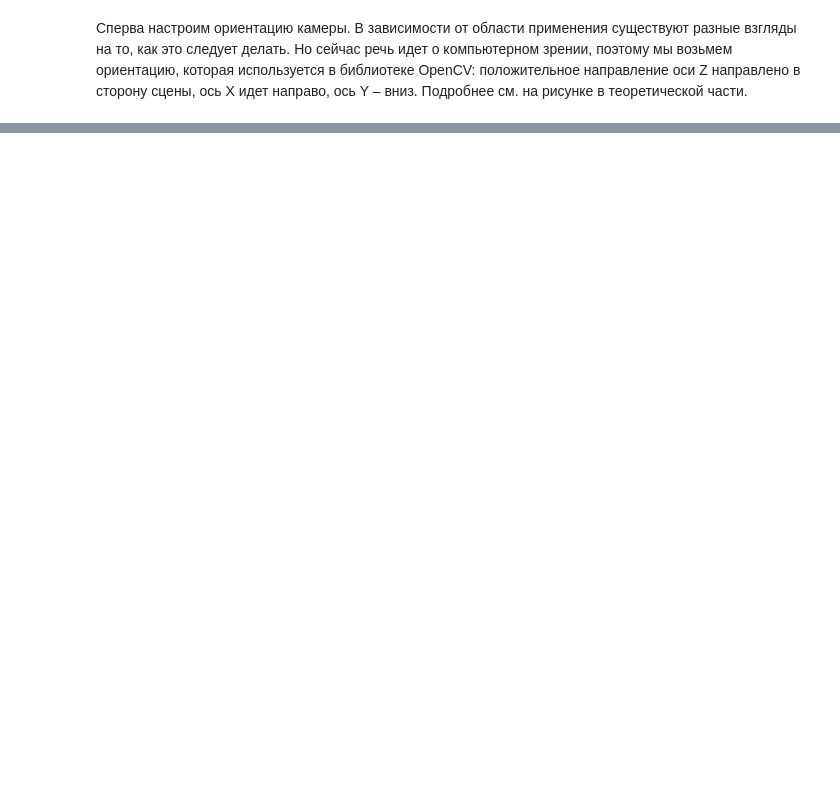
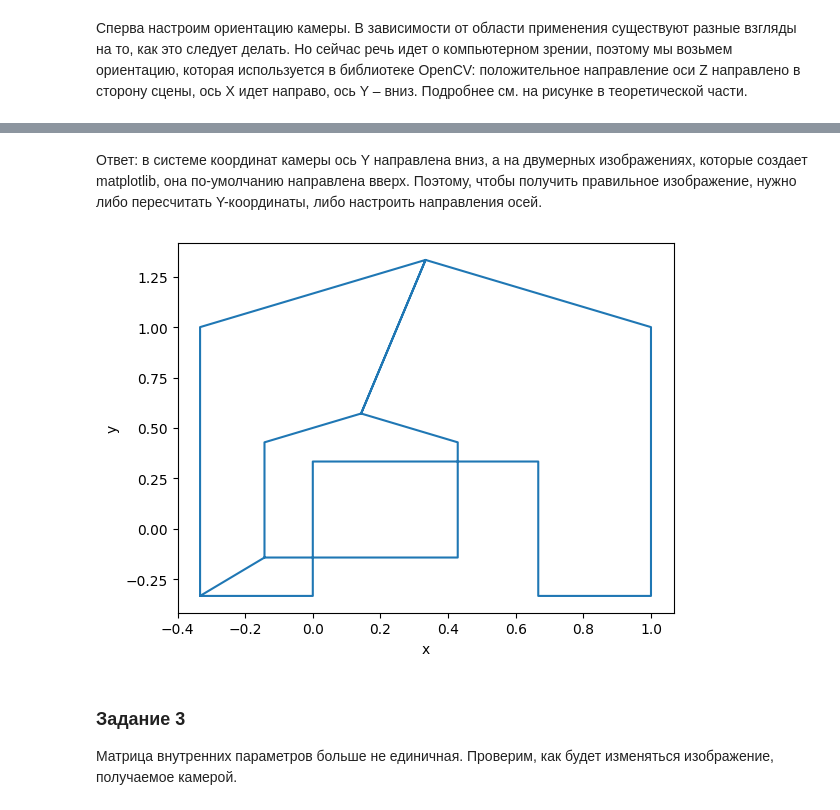
Before and after one commit to lazymanul/CV-math-vs-practice, a Jupyter notebook: cv_notes/2_camera_model.ipynb, the cells around one changed output, grey strips where cells are left out. Drawn from its saved outputs; the diff is of its cells as text; code cells hidden in the pictures; blank space fills up the shorter version.

```diff
--- a/cv_notes/2_camera_model.ipynb
+++ b/cv_notes/2_camera_model.ipynb
@@ -128,3 +213,32 @@ plt.show()
+# %% [markdown]
+Ответ: в системе координат камеры ось Y направлена вниз, а на двумерных изображениях, которые создает matplotlib, она по-умолчанию направлена вверх. Поэтому, чтобы получить правильное изображение, нужно либо пересчитать Y-координаты, либо настроить направления осей.
+# %%
+Ry = np.array([[0, 0,-1],
+               [0, 1, 0],
+               [1, 0, 0]])
+Rx = np.array([[1, 0, 0],
+               [0, 0, 1],
+               [0,-1, 0]])
+
+cam_basis = se.Basis(origin=np.array([14,2,2]),
+                     basis=Rx @ Ry)
+camera = se.Camera(basis=cam_basis)
+points = camera.project(models.house)
+
+x, y = points.T
+y = -y
+fig = plt.figure()
+ax = fig.add_subplot(111)
+ax.plot(x, y)
+ax.set_xlabel('x')
+ax.set_ylabel('y')
+plt.show()
+# %% [output]
+[figure, added]
+# %% [markdown]
+### Задание 3
+
+Матрица внутренних параметров больше не единичная. Проверим, как будет изменяться изображение, получаемое камерой.
 # %%
 # Нормализованные координаты, пиксельные координаты
 # Проецирование в базисе камеры
```
Also changed, not shown: parts of 13 cells of this notebook, 1 other file.
